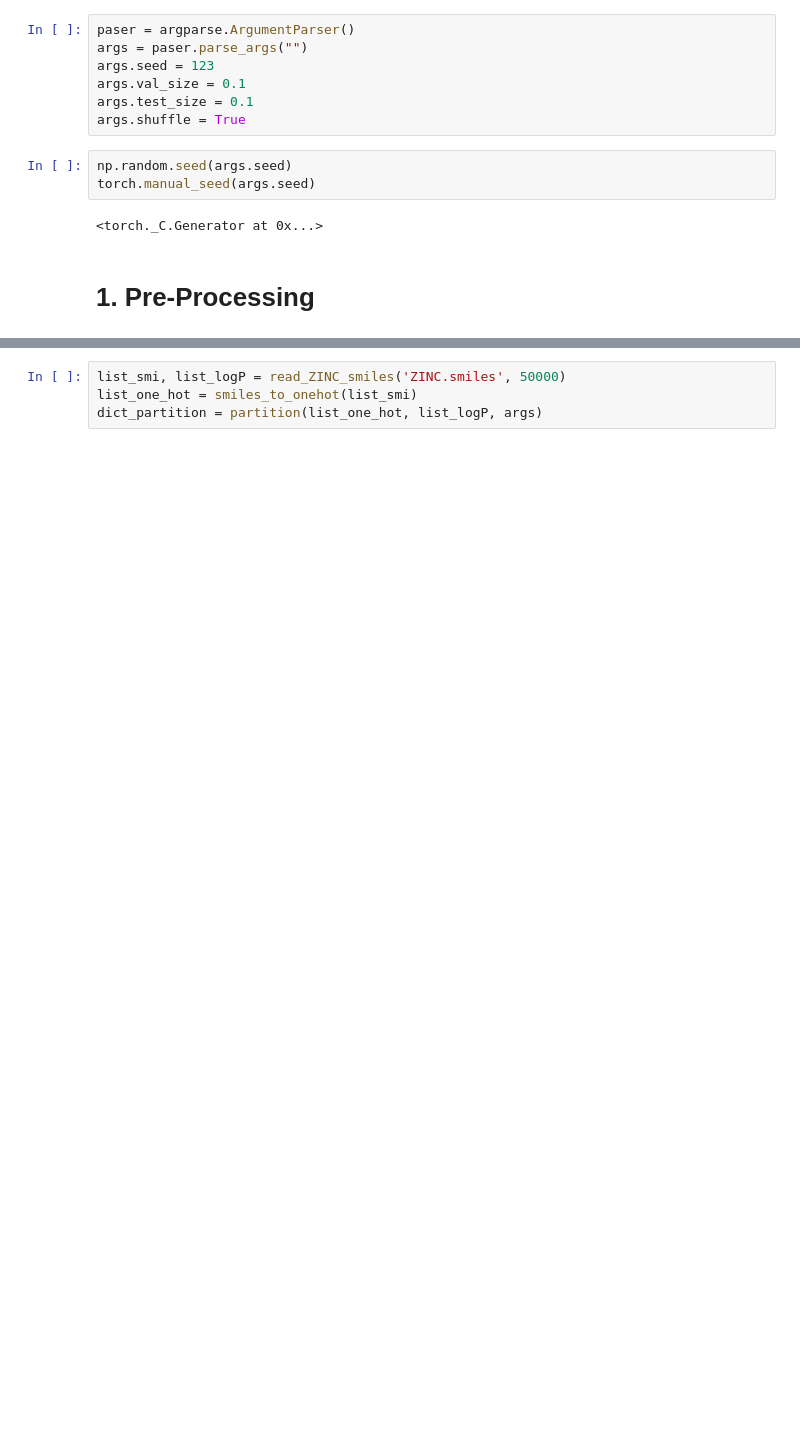
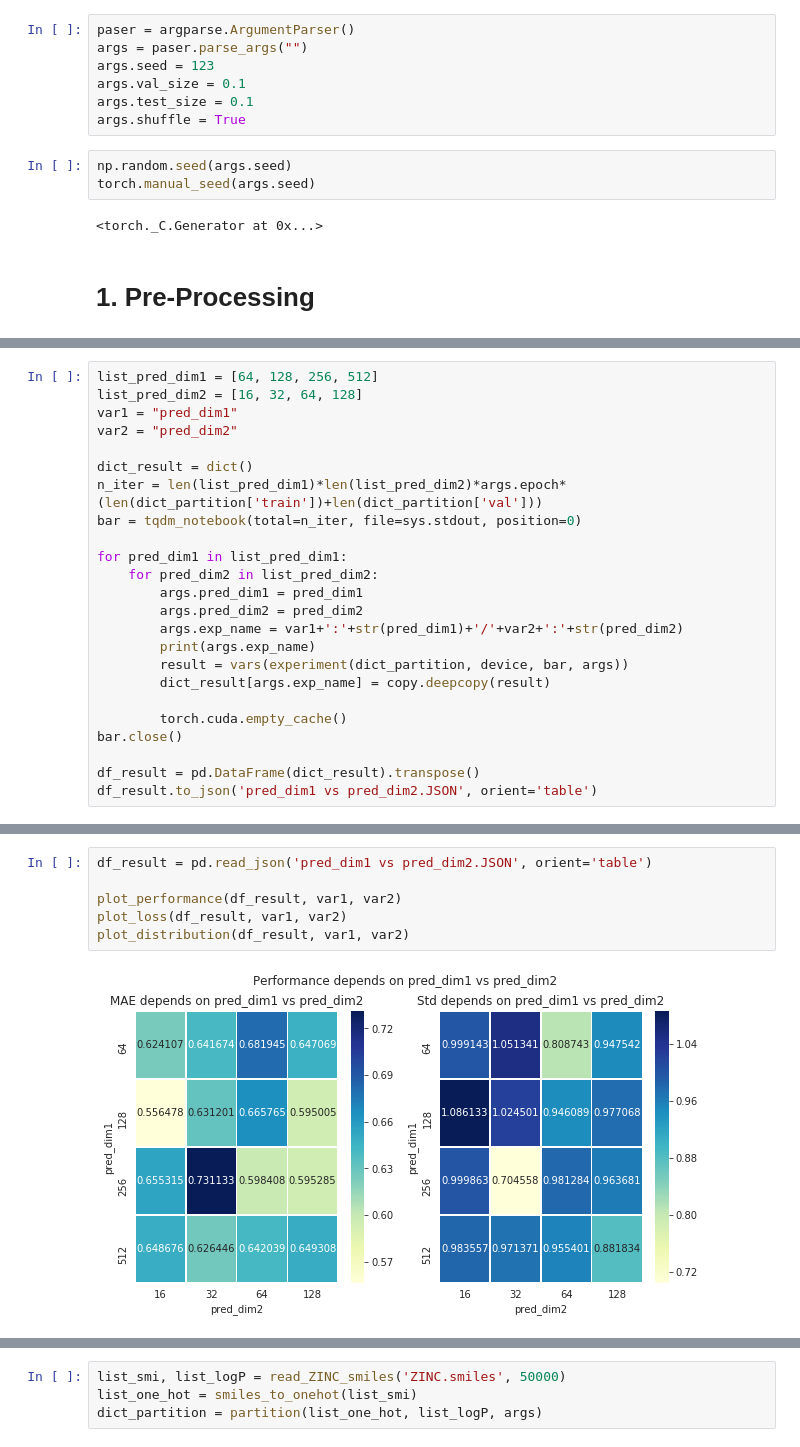
Before and after one commit to SeungsuKim/CH485--AI-and-Chemistry, a Jupyter notebook: Assignments/4. CNN/Untitled.ipynb, the cells around one changed output, grey strips where cells are left out. Drawn from its saved outputs; the diff is of its cells as text; blank space fills up the shorter version.

```diff
--- a/Assignments/4. CNN/Untitled.ipynb
+++ b/Assignments/4. CNN/Untitled.ipynb
@@ -106,0 +665,24 @@ def partition(list_one_hot, list_logP, args):
+# %%
+list_pred_dim1 = [64, 128, 256, 512]
+list_pred_dim2 = [16, 32, 64, 128]
+var1 = "pred_dim1"
+var2 = "pred_dim2"
+
+dict_result = dict()
+n_iter = len(list_pred_dim1)*len(list_pred_dim2)*args.epoch*(len(dict_partition['train'])+len(dict_partition['val']))
+bar = tqdm_notebook(total=n_iter, file=sys.stdout, position=0)
+
+for pred_dim1 in list_pred_dim1:
+    for pred_dim2 in list_pred_dim2:
+        args.pred_dim1 = pred_dim1
+        args.pred_dim2 = pred_dim2
+        args.exp_name = var1+':'+str(pred_dim1)+'/'+var2+':'+str(pred_dim2)
+        print(args.exp_name)
+        result = vars(experiment(dict_partition, device, bar, args))
+        dict_result[args.exp_name] = copy.deepcopy(result)
+
+        torch.cuda.empty_cache()
+bar.close()
+
+df_result = pd.DataFrame(dict_result).transpose()
+df_result.to_json('pred_dim1 vs pred_dim2.JSON', orient='table')
@@ -106,0 +707,8 @@ def partition(list_one_hot, list_logP, args):
+# %%
+df_result = pd.read_json('pred_dim1 vs pred_dim2.JSON', orient='table')
+
+plot_performance(df_result, var1, var2)
+plot_loss(df_result, var1, var2)
+plot_distribution(df_result, var1, var2)
+# %% [output]
+[figure, added]
```
Also changed, not shown: parts of 48 cells of this notebook, 1 other file.
